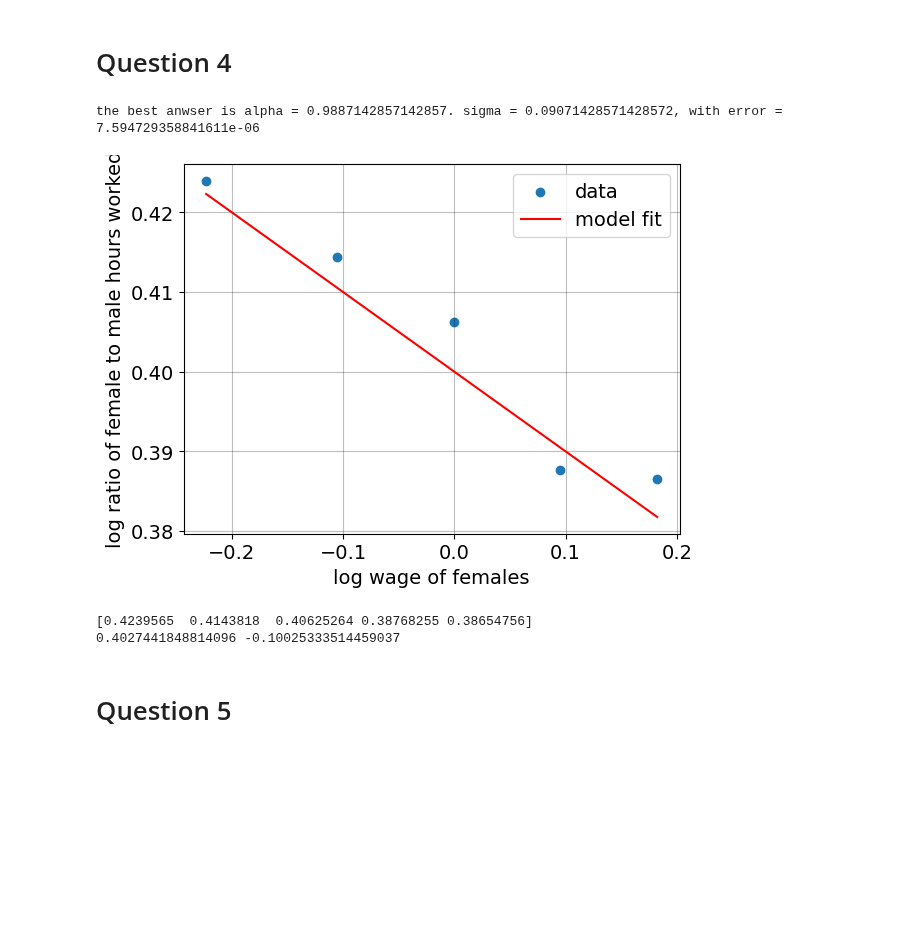
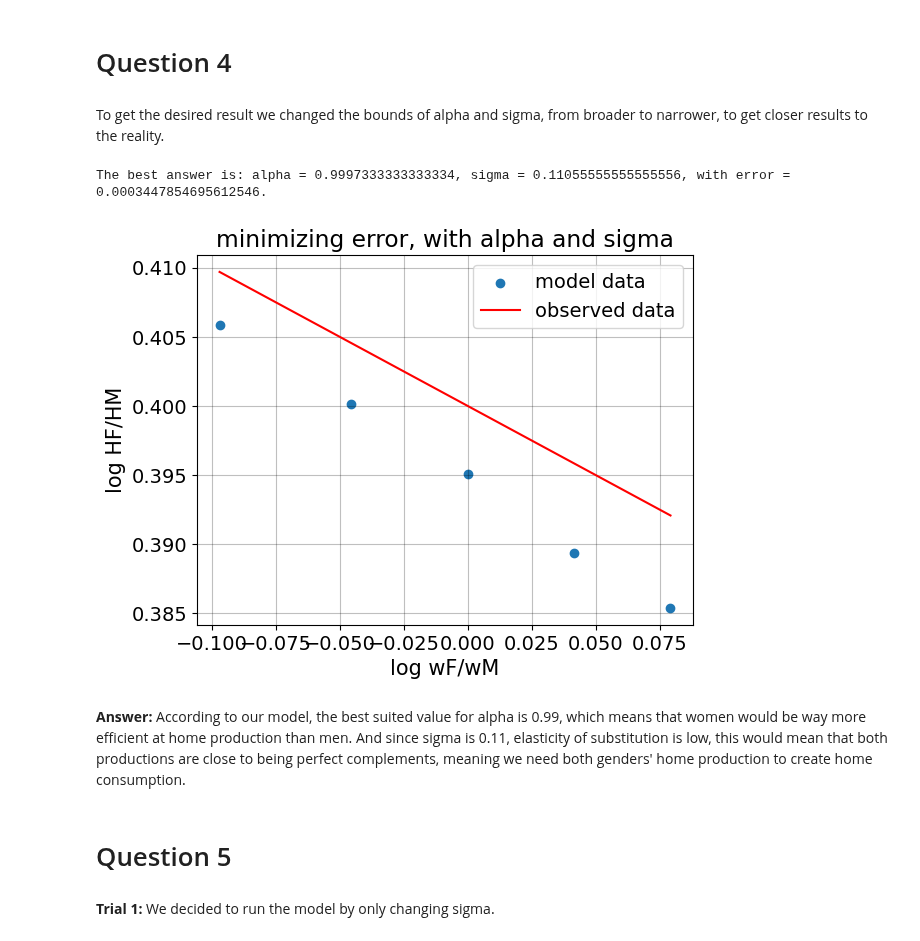
Before and after one commit to NumEconCopenhagen/projects-2023-the-best-duo, a Jupyter notebook: inauguralproject/inauguralproject.ipynb, the cells around one changed output. Cells and saved outputs as stored; diff of their text form; code cells hidden in the pictures; blank space fills up the shorter version.

Commit message:
we... finaly... did. it. ;-; (after 5 hours)

```diff
--- a/inauguralproject/inauguralproject.ipynb
+++ b/inauguralproject/inauguralproject.ipynb
@@ -74,23 +43,19 @@ Explain your code and procedure
 # %%
-# a. parameter reset
-model.par.alpha = 0.5
-model.par.sigma = 1.0
-model.par.wF_vec = [0.8, 0.9, 1.0, 1.1, 1.2]
+# a. settings
+model = HouseholdSpecializationModelClass()
 model.par.wM_vec = np.ones(len(model.par.wF_vec))
 
 # b. solve
 sol = model.solve_wF_vec(discrete=True)
 
-# c. log arrays
+# c. log the ratios
 logHF_HM = np.log10(sol.HF_vec / sol.HM_vec)
 logwF_wM = np.log10(model.par.wF_vec / model.par.wM_vec)
 
-
-print(logHF_HM, logwF_wM)
-
-
 # d. plot
-#plt.yscale(value='log')
 plt.scatter(logwF_wM, logHF_HM)
+plt.xlabel("log wF/wM",size=15)
+plt.ylabel("log HF/HM",size=15)
+plt.title("log HF/HM against log wF/wM (discrete case)")
 plt.show()
 # %% [output]
@@ -132,32 +83,39 @@ model.sol.beta1
 # %% [markdown]
 # Question 4
+# %% [markdown]
+To get the desired result we changed the bounds of alpha and sigma, from broader to narrower, to get closer results to the reality.
 # %%
-obs_par = model.estimate(min_alpha=0.953,max_alpha=1.003,min_sigma=0.08,max_sigma=0.13,wM=1)
+# a. resseting the model
+par = model.par
 
+# b. estimate best values for alpha and sigma
+obs_par = model.estimate(min_alpha=0.9994,max_alpha=1,min_sigma=0.11,max_sigma=0.111,wM=1,n=10)
 par.alpha, par.sigma, par.wM = obs_par
+model.solve_wF_vec()
 
-# plot data
+# c. plot model data
 plt.figure()
-model.solve_wF_vec()
-plt.scatter(np.log(par.wF_vec), np.log(sol.HF_vec/sol.HM_vec), label='data')
+plt.scatter(np.log10(par.wF_vec/par.wM), np.log10(sol.HF_vec/sol.HM_vec), label='model data')
 
+# d. plot observed data
+y_model = par.beta0_target + par.beta1_target * np.log10(par.wF_vec/par.wM)
+plt.plot(np.log10(par.wF_vec/par.wM), y_model, label='observed data', color='red')
 
-model.run_regression()
-y_model = 0.4 + -0.1 * np.log(par.wF_vec)
-plt.plot(np.log(par.wF_vec), y_model, label='model fit', color='red')
-plt.xlabel('log wage of females')
-plt.ylabel('log ratio of female to male hours worked')
+# e. plot settings
+plt.xlabel("log wF/wM",size=15)
+plt.ylabel("log HF/HM",size=15)
+plt.title("minimizing error, with alpha and sigma")
 plt.legend()
 plt.show()
-
-
-print(np.log(sol.HF_vec/sol.HM_vec))
-print(model.sol.beta0, model.sol.beta1)
 # %% [output]
-the best anwser is alpha = 0.9887142857142857. sigma = 0.09071428571428572, with error = 7.594729358841611e-06
+The best answer is: alpha = 0.9997333333333334, sigma = 0.11055555555555556, with error = 0.0003447854695612546.
-[figure, old version]
+[figure, new version]
-[0.4239565  0.4143818  0.40625264 0.38768255 0.38654756]
-0.4027441848814096 -0.10025333514459037
+# %% [markdown]
+**Answer:**
+According to our model, the best suited value for alpha is 0.99, which means that women would be way more efficient at home production than men. And since sigma is 0.11, elasticity of substitution is low, this would mean that both productions are close to being perfect complements, meaning we need both genders' home production to create home consumption.
 # %% [markdown]
 # Question 5
+# %% [markdown]
+**Trial 1:**
+We decided to run the model by only changing sigma.
 # %%
```
Also changed, not shown: parts of 22 cells of this notebook, 3 other files.
